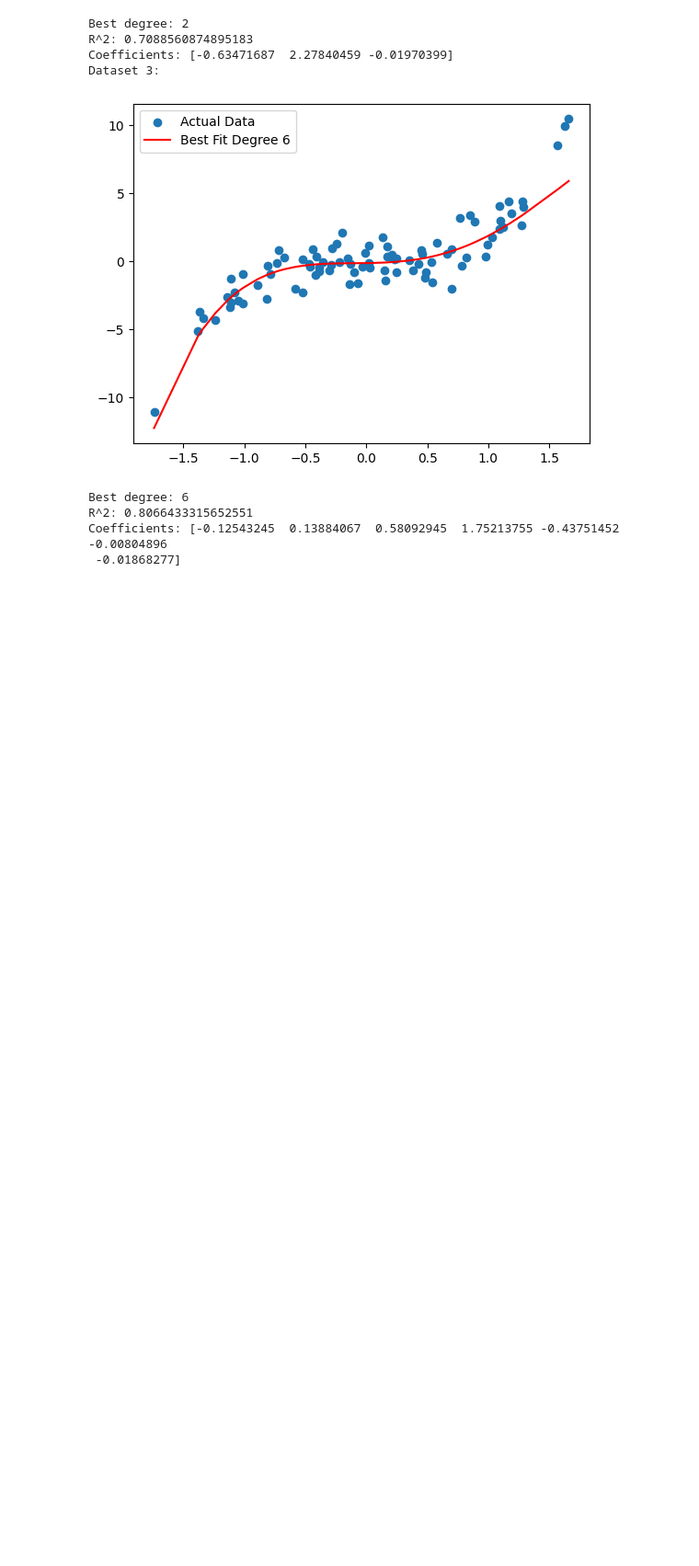
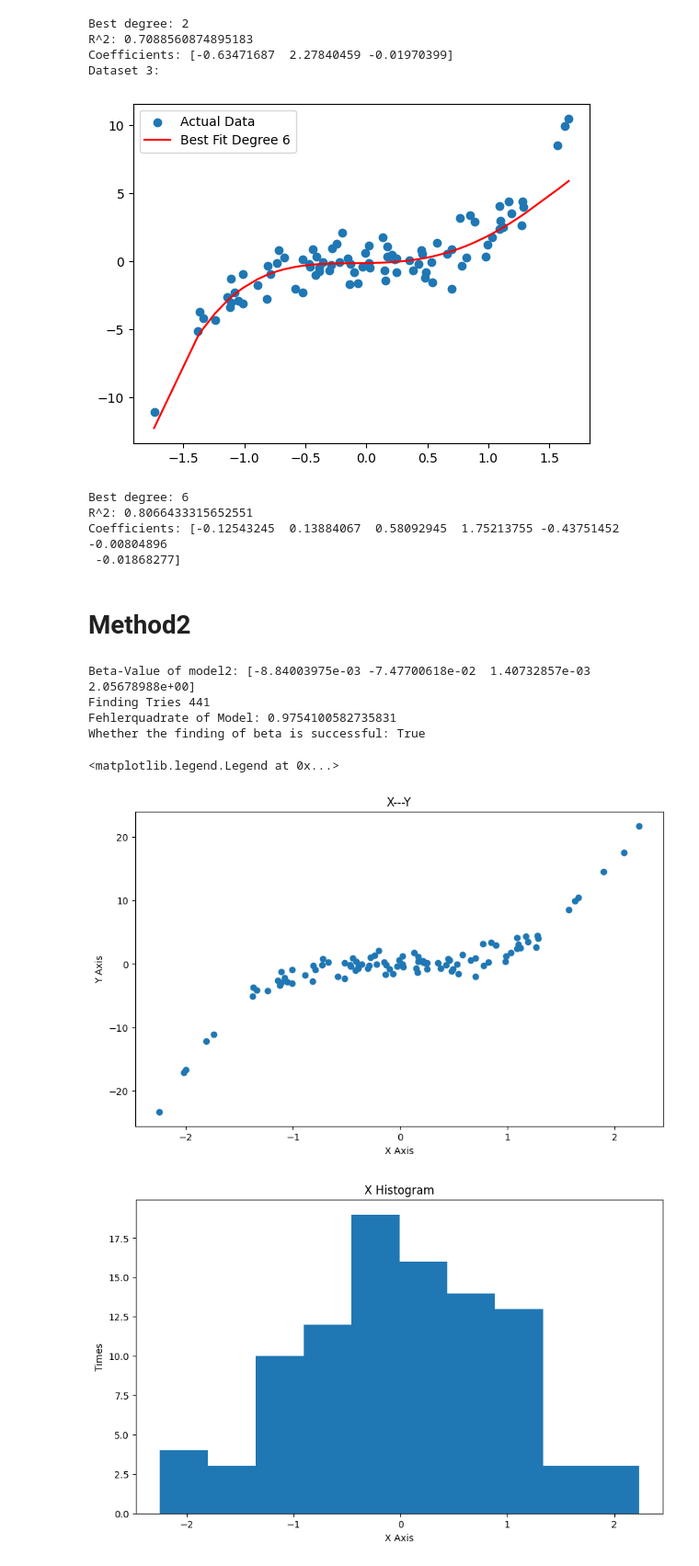
Before and after one commit to Monzia-YanqingLuo/FoDS, a Jupyter notebook: Homework1.ipynb, the cells around one changed output. Shown at 92% size. Saved outputs shown, nothing was run; the diff lists cells and outputs as text; code cells hidden in the pictures; blank space fills up the shorter version.

```diff
--- a/Homework1.ipynb
+++ b/Homework1.ipynb
@@ -184,3 +201,77 @@ Best degree: 6
 R^2: 0.8066433315652551
 Coefficients: [-0.12543245  0.13884067  0.58092945  1.75213755 -0.43751452 -0.00804896
  -0.01868277]
+# %% [markdown]
+# Method2
+# %%
+import matplotlib.pyplot as plt
+import numpy as np
+import pandas as pd
+from scipy.optimize import minimize
+def model(x):#model1:beta0+beta1*x+beta2*x^2+beta3*x^3
+    dimension=len(x)
+    firstrow=np.ones(dimension)
+    secondrow=x
+    thirdrow=x*x
+    fourthrow=x*x*x
+    X= np.column_stack((firstrow,secondrow,thirdrow,fourthrow))
+    return X
+def loss(beta, X, f_tilde):
+    # Hier eigenen Code schreiben ...
+    N=f_tilde.shape[0]
+    Fehlerquadrate=np.sum((X@beta-f_tilde)*(X@beta-f_tilde))/N
+    return Fehlerquadrate
+
+
+
+data=np.array(pd.read_csv("data1-3.csv",header=None))
+#print(data)
+x=np.array([])
+y=np.array([])
+for i in range(1,len(data)):
+    a=str(data[i])
+    a=a[2:-2]
+    c=a.split("\\t")
+    if len(c[0])!=0 and len(c[1])!=0:
+        x=np.append(x,float(c[0]))
+        y=np.append(y,float(c[1]))
+fig = plt.figure(figsize=(10,6))
+plt.scatter(x,y)
+plt.xlabel('X Axis')
+plt.ylabel('Y Axis')
+plt.title('X---Y')
+fig = plt.figure(figsize=(10,6))
+plt.hist(x)
+plt.xlabel('X Axis')
+plt.ylabel('Times')
+plt.title('X Histogram')
+#Model built
+#choose linear modle
+#y=ax+b
+X=model(x)
+f_tilde=y
+result=minimize(loss,np.array([0., 0.,0.,0.]),method='Nelder-Mead',args=(X,f_tilde))
+beta=result.x
+fig = plt.figure(figsize=(10,6))
+plt.scatter(x,X@beta,color='r')
+plt.scatter(x,y)
+print('Beta-Value of model2:',result.x)
+print('Finding Tries',result.nit)
+print('Fehlerquadrate of Model:',loss(beta, X, f_tilde))
+print('Whether the finding of beta is successful:',result.success)
+fig = plt.figure(figsize=(10,6))
+plt.scatter(f_tilde,X@beta,color='r')
+x=np.linspace(-25,20,2)
+plt.xlabel('F_real', fontsize=24)
+plt.ylabel('F_evaluation', fontsize=24)
+plt.title('F_real-F_evaluation_Model', fontsize=24)
+plt.plot(x,x,label='F_real=F_evaluation')
+plt.legend()
+# %% [output]
+Beta-Value of model2: [-8.84003975e-03 -7.47700618e-02  1.40732857e-03  2.05678988e+00]
+Finding Tries 441
+Fehlerquadrate of Model: 0.9754100582735831
+Whether the finding of beta is successful: True
+<matplotlib.legend.Legend at 0x...>
+[figure, added]
+[figure, added]
```
Also changed, not shown: parts of 3 cells of this notebook, 4 other files.
